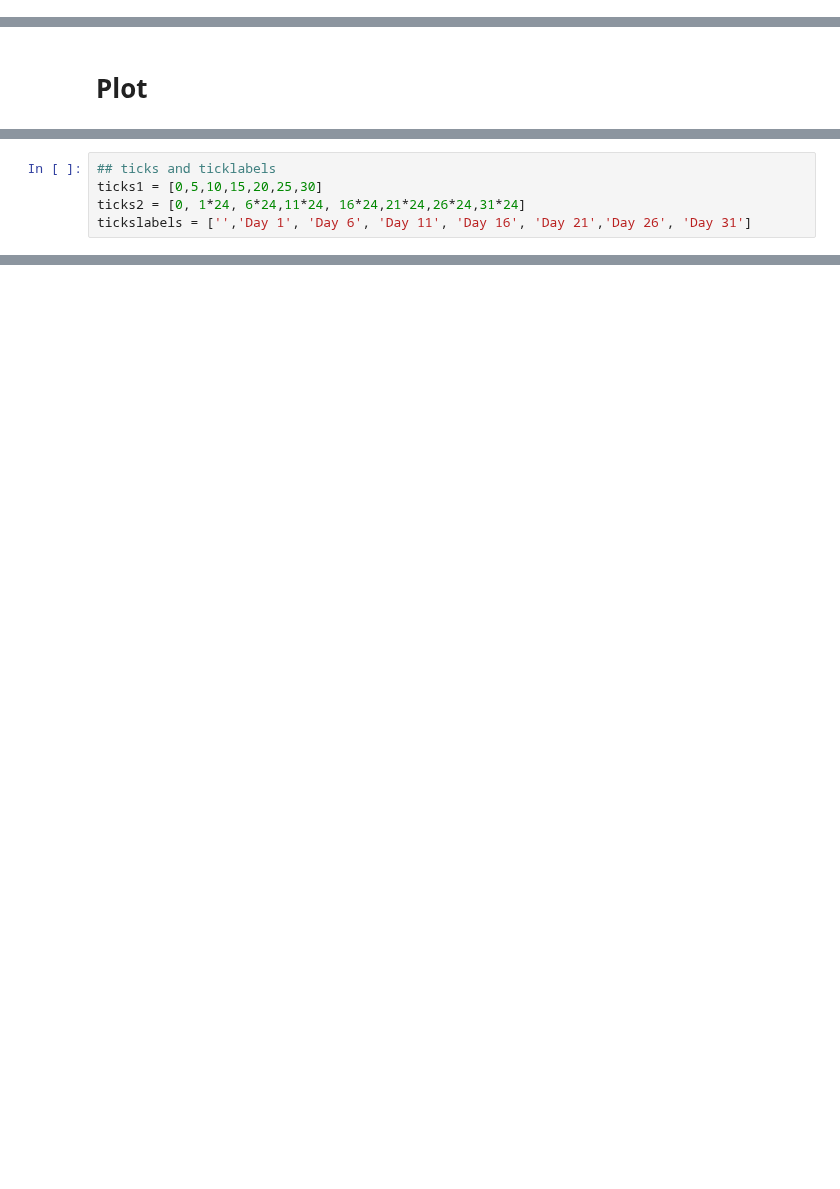
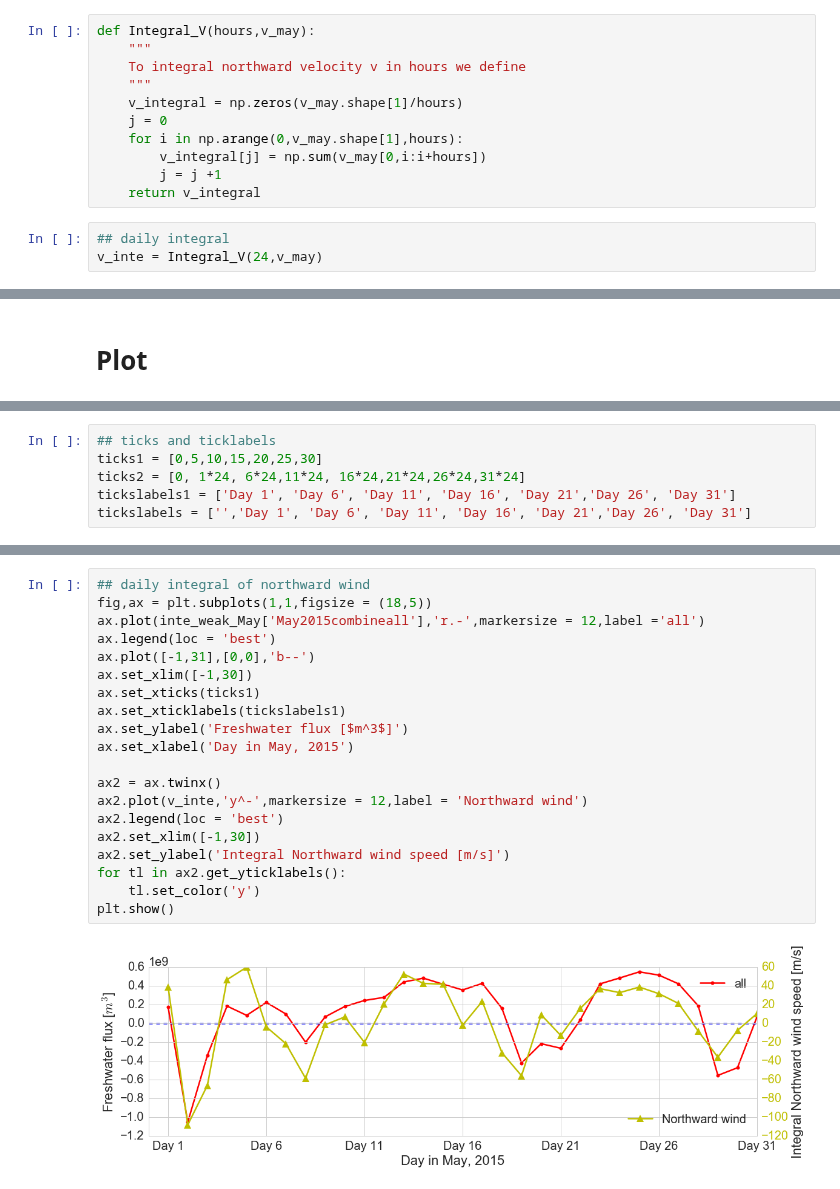
Before and after one commit to SalishSeaCast/analysis-jie, a Jupyter notebook: jie/surface_current/CheckTransportByWind.ipynb, the cells around one changed output, grey strips where cells are left out. Saved outputs shown, nothing was run; the diff lists cells and outputs as text; blank space fills up the shorter version.

```diff
--- a/jie/surface_current/CheckTransportByWind.ipynb
+++ b/jie/surface_current/CheckTransportByWind.ipynb
@@ -221,0 +225,14 @@ inte_weak_May = transportDaily_series(S,U,V,ssh,lon,lat,depT,10,'1',tst,ten,path
+# %%
+def Integral_V(hours,v_may):
+    """
+    To integral northward velocity v in hours we define
+    """
+    v_integral = np.zeros(v_may.shape[1]/hours)
+    j = 0
+    for i in np.arange(0,v_may.shape[1],hours):
+        v_integral[j] = np.sum(v_may[0,i:i+hours])
+        j = j +1
+    return v_integral
+# %%
+## daily integral
+v_inte = Integral_V(24,v_may)
@@ -229,5 +249,6 @@ A = 24*15; B = 24*19
 ## ticks and ticklabels
 ticks1 = [0,5,10,15,20,25,30]
 ticks2 = [0, 1*24, 6*24,11*24, 16*24,21*24,26*24,31*24]
+tickslabels1 = ['Day 1', 'Day 6', 'Day 11', 'Day 16', 'Day 21','Day 26', 'Day 31']
 tickslabels = ['','Day 1', 'Day 6', 'Day 11', 'Day 16', 'Day 21','Day 26', 'Day 31']
 # %%
@@ -257,0 +310,22 @@ plt.show()
+# %%
+## daily integral of northward wind
+fig,ax = plt.subplots(1,1,figsize = (18,5))
+ax.plot(inte_weak_May['May2015combineall'],'r.-',markersize = 12,label ='all')
+ax.legend(loc = 'best')
+ax.plot([-1,31],[0,0],'b--')
+ax.set_xlim([-1,30])
+ax.set_xticks(ticks1)
+ax.set_xticklabels(tickslabels1)
+ax.set_ylabel('Freshwater flux [$m^3$]')
+ax.set_xlabel('Day in May, 2015')
+
+ax2 = ax.twinx()
+ax2.plot(v_inte,'y^-',markersize = 12,label = 'Northward wind')
+ax2.legend(loc = 'best')
+ax2.set_xlim([-1,30])
+ax2.set_ylabel('Integral Northward wind speed [m/s]')
+for tl in ax2.get_yticklabels():
+    tl.set_color('y')
+plt.show()
+# %% [output]
+[figure, added]
```
Also changed, not shown: parts of 11 cells of this notebook.
